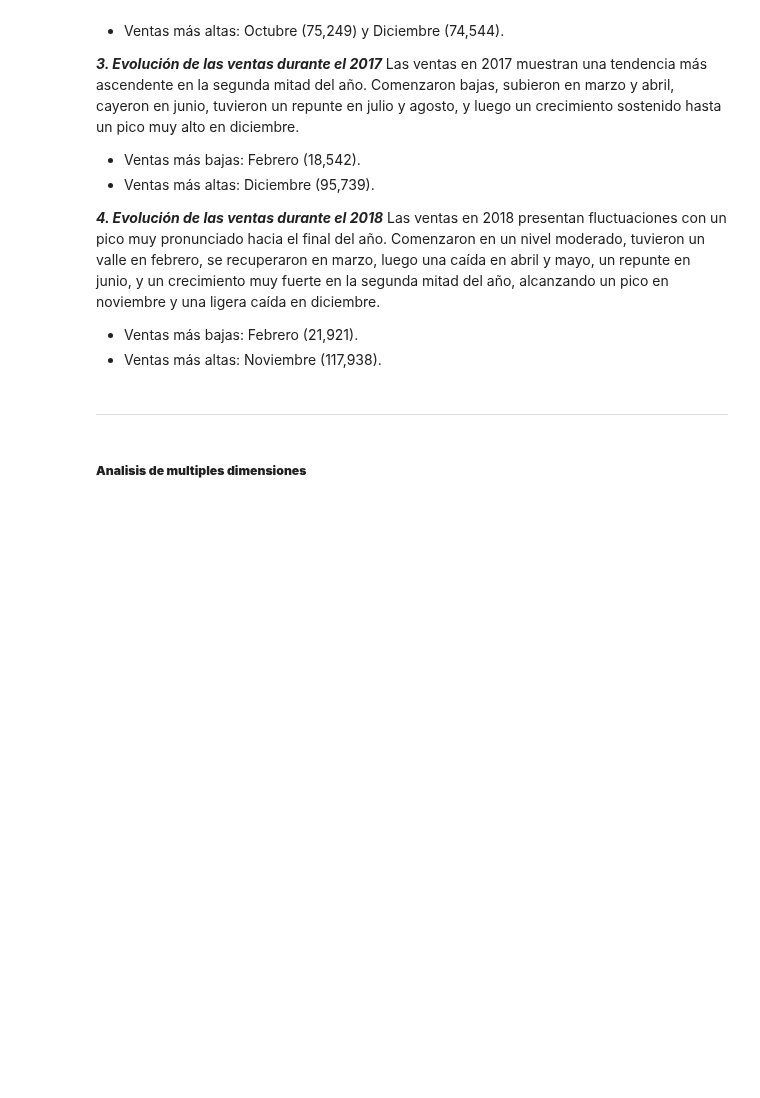
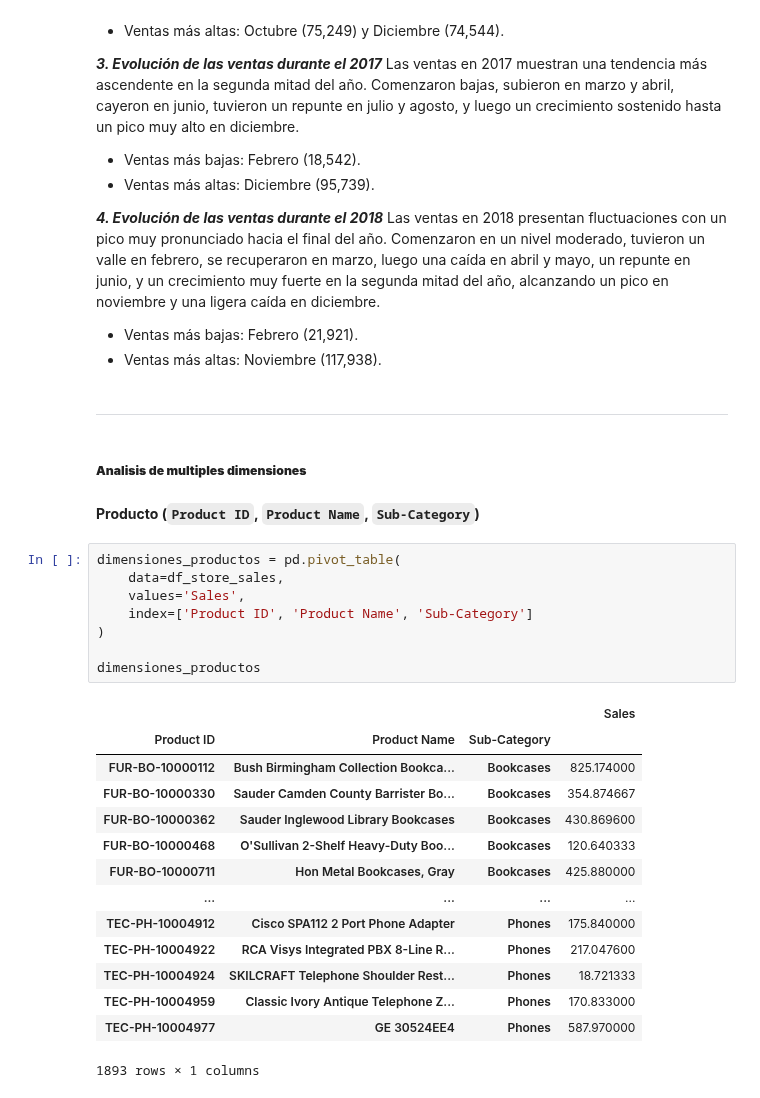
Before and after one commit to SaitoM17/superstore_sales, a Jupyter notebook: notebooks/objetivo_proyecto.ipynb, the cells around one changed output. Saved outputs shown, nothing was run; the diff lists cells and outputs as text; blank space fills up the shorter version.

Commit message:
feat: Dimensión producto

```diff
--- a/notebooks/objetivo_proyecto.ipynb
+++ b/notebooks/objetivo_proyecto.ipynb
@@ -193,3 +193,28 @@ Las ventas en 2018 presentan fluctuaciones con un pico muy pronunciado hacia el
 ---
 # %% [markdown]
 ##### **Analisis de multiples dimensiones**
+# %% [markdown]
+**Producto (``Product ID``, ``Product Name``, ``Sub-Category``)**
+# %%
+dimensiones_productos = pd.pivot_table(
+    data=df_store_sales,
+    values='Sales',
+    index=['Product ID', 'Product Name', 'Sub-Category']
+)
+
+dimensiones_productos
+# %% [output]
+|  |  |  | Sales |
+| Product ID | Product Name | Sub-Category |  |
+| FUR-BO-10000112 | Bush Birmingham Collection Bookca... | Bookcases | 825.174000 |
+| FUR-BO-10000330 | Sauder Camden County Barrister Bo... | Bookcases | 354.874667 |
+| FUR-BO-10000362 | Sauder Inglewood Library Bookcases | Bookcases | 430.869600 |
+| FUR-BO-10000468 | O'Sullivan 2-Shelf Heavy-Duty Boo... | Bookcases | 120.640333 |
+| FUR-BO-10000711 | Hon Metal Bookcases, Gray | Bookcases | 425.880000 |
+| ... | ... | ... | ... |
+| TEC-PH-10004912 | Cisco SPA112 2 Port Phone Adapter | Phones | 175.840000 |
+| TEC-PH-10004922 | RCA Visys Integrated PBX 8-Line R... | Phones | 217.047600 |
+| TEC-PH-10004924 | SKILCRAFT Telephone Shoulder Rest... | Phones | 18.721333 |
+| TEC-PH-10004959 | Classic Ivory Antique Telephone Z... | Phones | 170.833000 |
+| TEC-PH-10004977 | GE 30524EE4 | Phones | 587.970000 |
+1893 rows × 1 columns
```
